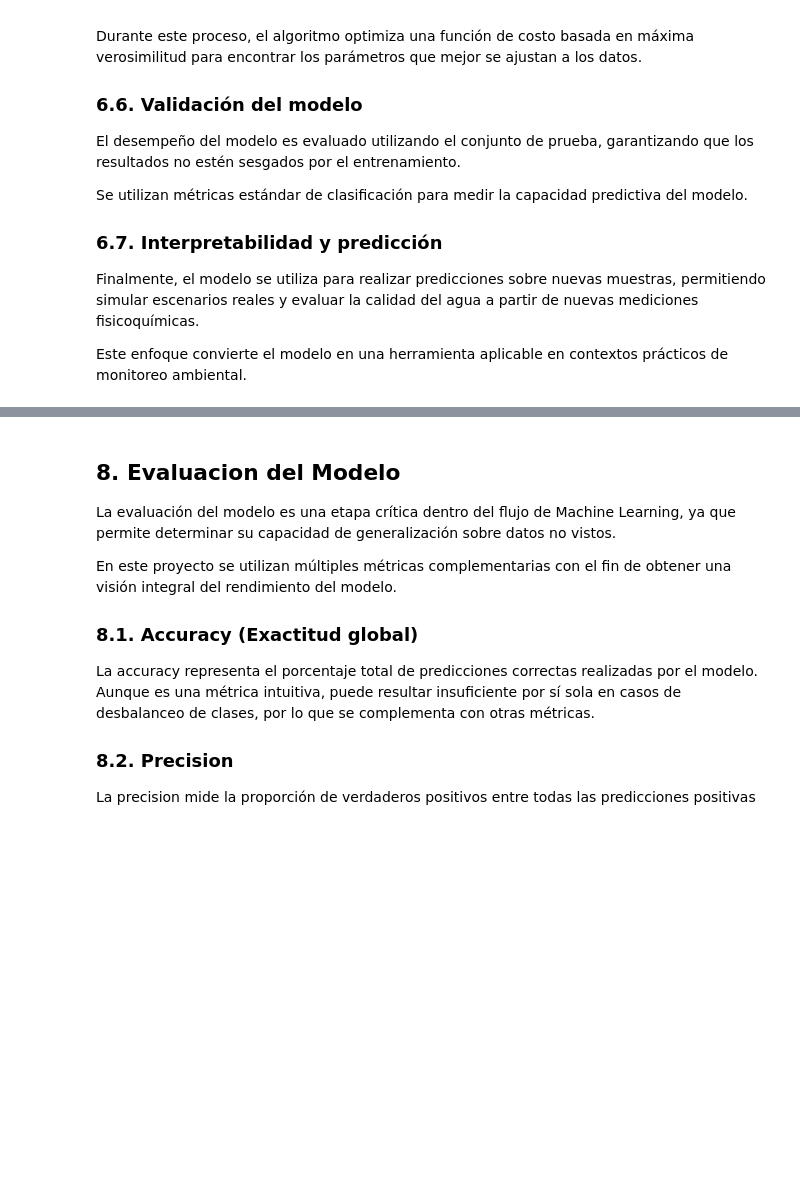
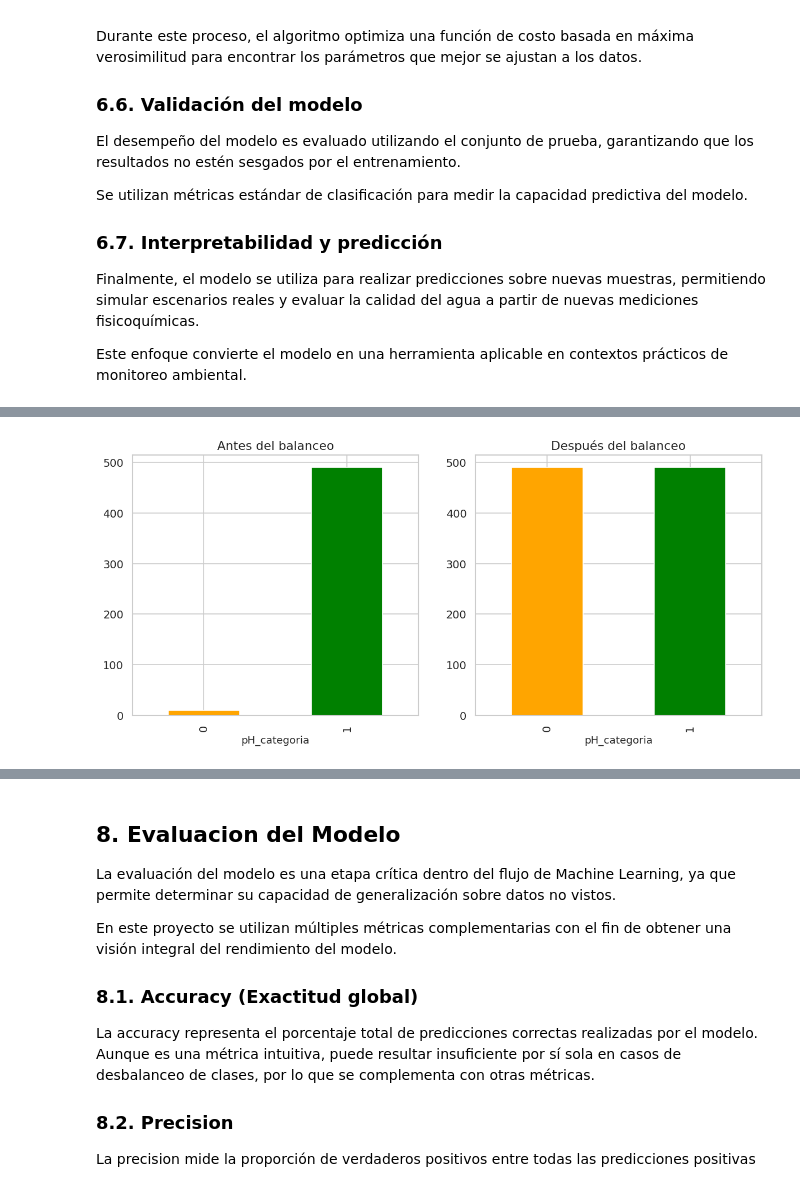
Before and after one commit to NicolleMendozaC/water-quality-dashboard-final, a Jupyter notebook: docs/_sources/notebooks/EDA_Calidad_Agua_2_0.ipynb, the cells around one changed output, grey strips where cells are left out. Saved outputs shown, nothing was run; the diff lists cells and outputs as text; code cells hidden in the pictures; blank space fills up the shorter version.

```diff
--- a/docs/_sources/notebooks/EDA_Calidad_Agua_2_0.ipynb
+++ b/docs/_sources/notebooks/EDA_Calidad_Agua_2_0.ipynb
@@ -746,0 +868,22 @@ Este enfoque convierte el modelo en una herramienta aplicable en contextos prác
+# %%
+fig,ax = plt.subplots(1,2,figsize=(12,5))
+
+y.value_counts().sort_index().plot(
+    kind="bar",
+    ax=ax[0],
+    color=["orange","green"]
+)
+
+ax[0].set_title("Antes del balanceo")
+
+y_res.value_counts().sort_index().plot(
+    kind="bar",
+    ax=ax[1],
+    color=["orange","green"]
+)
+
+ax[1].set_title("Después del balanceo")
+
+plt.show()
+# %% [output]
+[figure, added]
```
Also changed, not shown: parts of 30 cells of this notebook, 6 other files.
